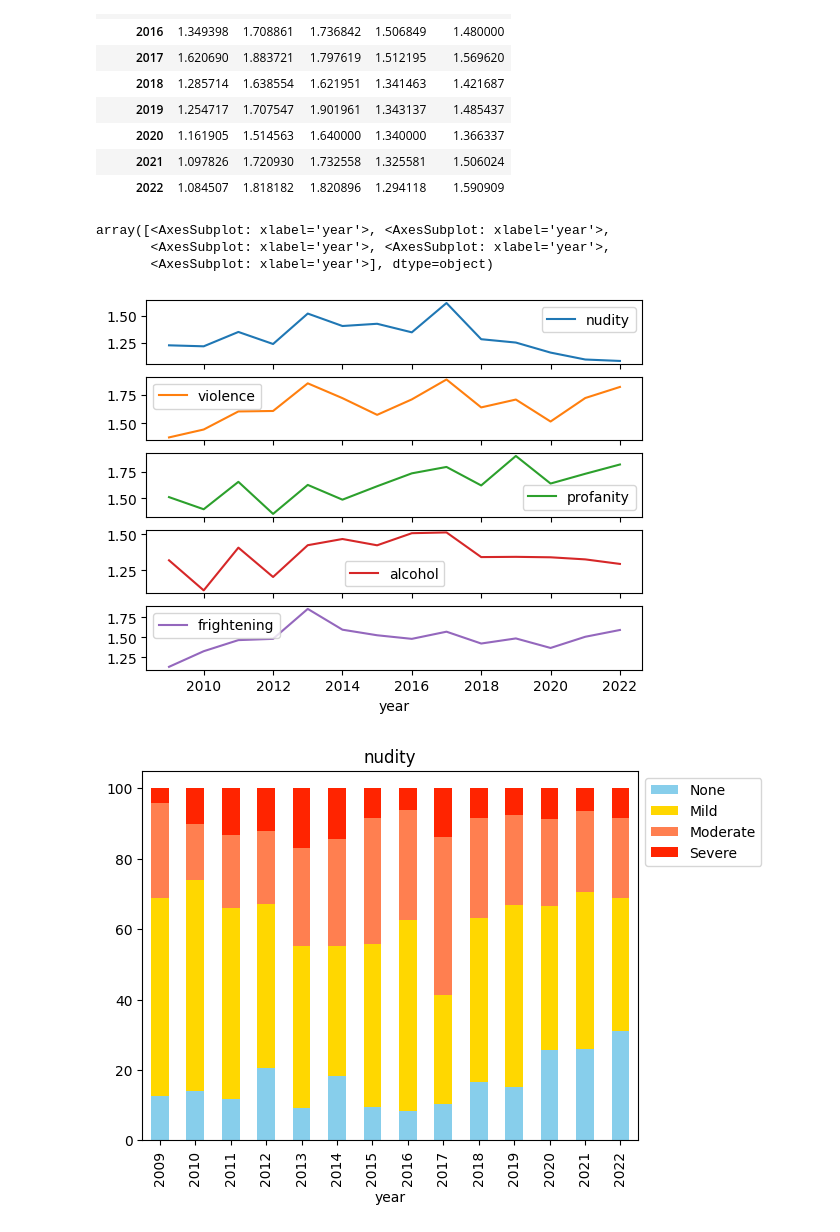
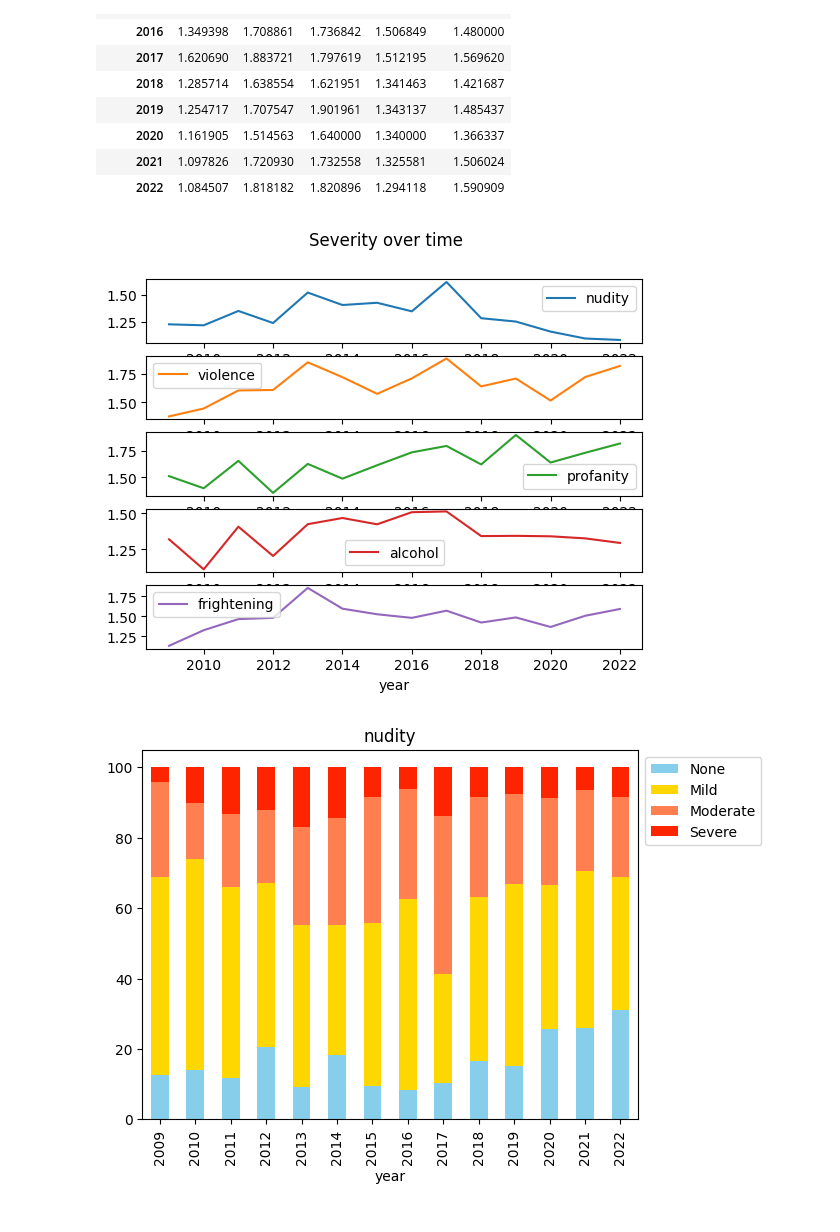
Before and after one commit to akshaydewan/GoT_Effect, a Jupyter notebook: notebook.ipynb, the cells around one changed output. Saved outputs shown, nothing was run; the diff lists cells and outputs as text; code cells hidden in the pictures.

Commit message:
Minor plot improvements

```diff
--- a/notebook.ipynb
+++ b/notebook.ipynb
@@ -52,12 +52,9 @@ summary
 | 2021 | 1.097826 | 1.720930 | 1.732558 | 1.325581 | 1.506024 |
 | 2022 | 1.084507 | 1.818182 | 1.820896 | 1.294118 | 1.590909 |
 # %%
-summary.plot.line(subplots=True, xlabel='year')
+plot = summary.plot.line(subplots=True, xlabel='year', title='Severity over time')
 # %% [output]
-array([<AxesSubplot: xlabel='year'>, <AxesSubplot: xlabel='year'>,
-       <AxesSubplot: xlabel='year'>, <AxesSubplot: xlabel='year'>,
-       <AxesSubplot: xlabel='year'>], dtype=object)
-[figure, old version]
+[figure, new version]
 # %%
 def plot_stacked_bar(advisory_type):
     ndf = df[['premiered', advisory_type]].value_counts().sort_index().unstack(-1)
```
